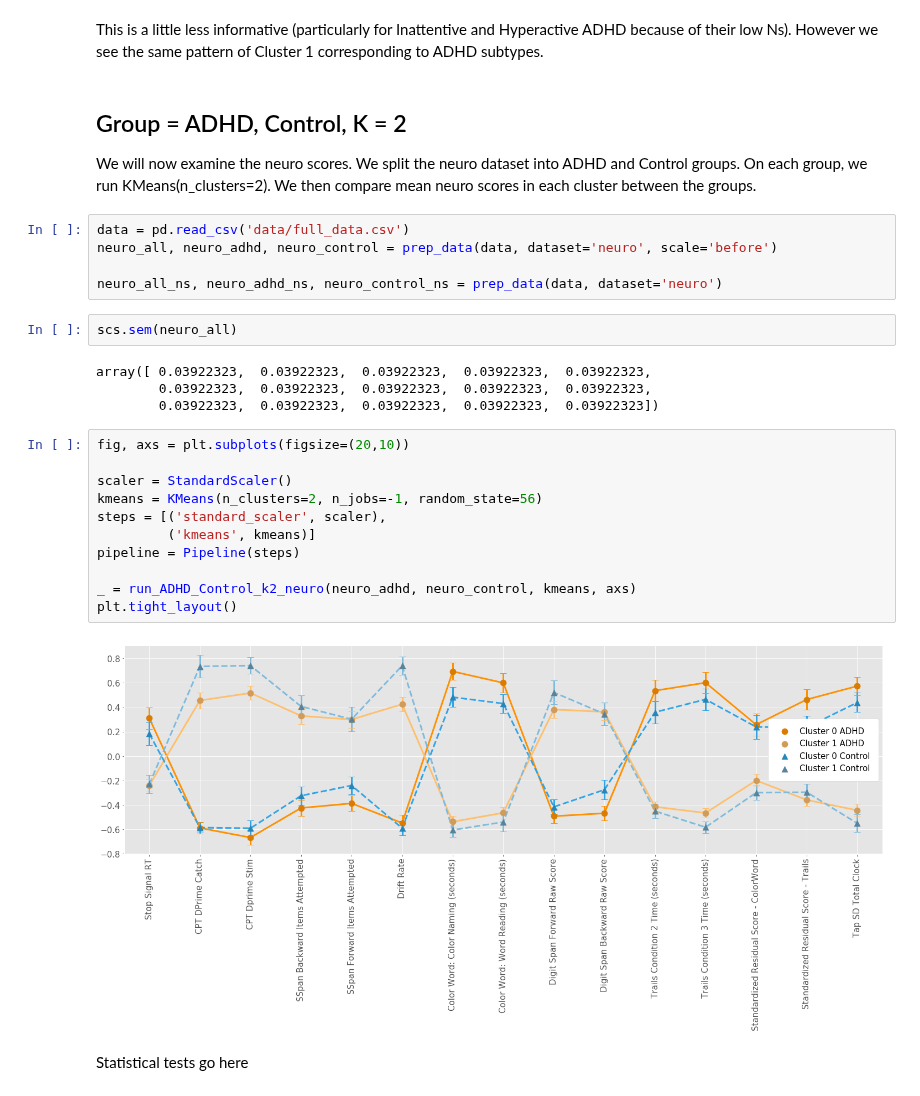
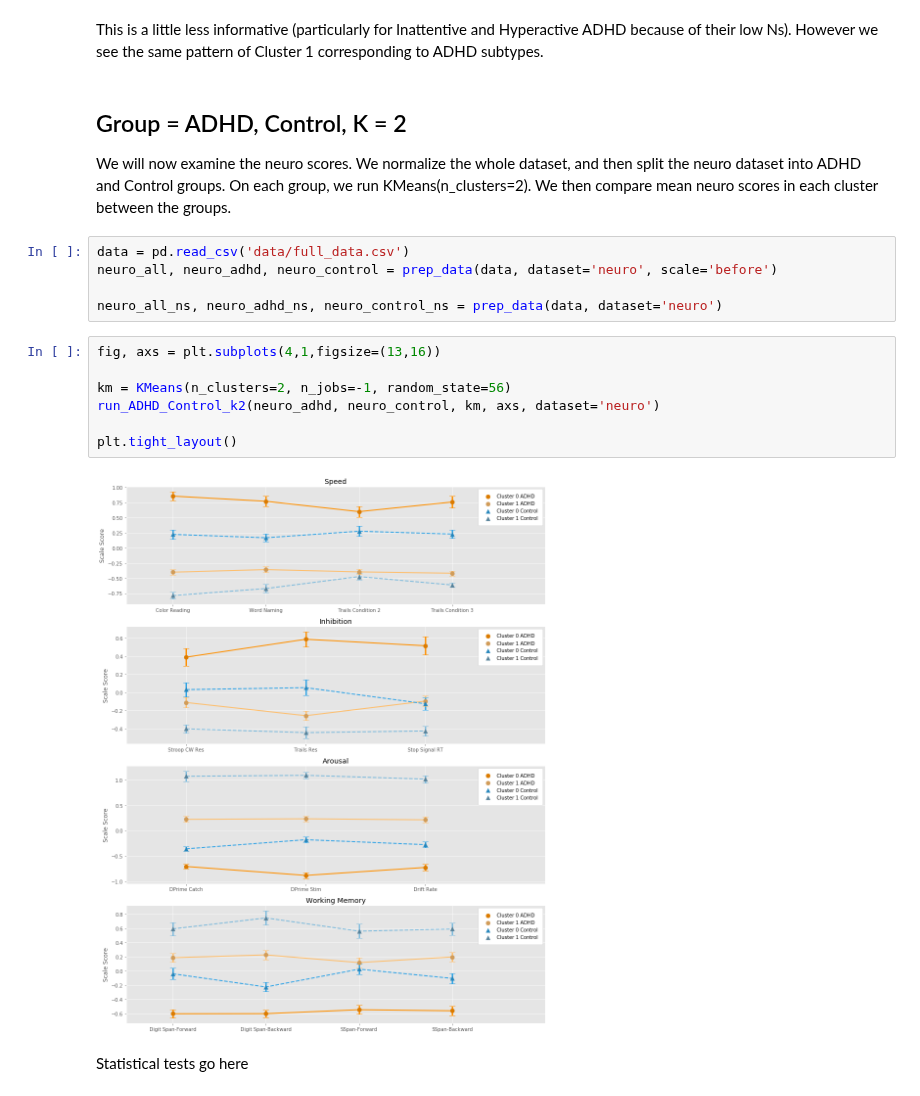
Before and after one commit to cjsmith015/Machine_Learning_and_ADHD, a Jupyter notebook: Unsupervised Learning.ipynb, the cells around one changed output. Drawn from its saved outputs; the diff is of its cells as text.

```diff
--- a/Unsupervised Learning.ipynb
+++ b/Unsupervised Learning.ipynb
@@ -167,31 +169,21 @@ This is a little less informative (particularly for Inattentive and Hyperactive
 # %% [markdown]
 ## Group = ADHD, Control, K = 2
 
-We will now examine the neuro scores. We split the neuro dataset into ADHD and Control groups. On each group, we run KMeans(n_clusters=2). We then compare mean neuro scores in each cluster between the groups.
+We will now examine the neuro scores. We normalize the whole dataset, and then split the neuro dataset into ADHD and Control groups. On each group, we run KMeans(n_clusters=2). We then compare mean neuro scores in each cluster between the groups.
 # %%
 data = pd.read_csv('data/full_data.csv')
 neuro_all, neuro_adhd, neuro_control = prep_data(data, dataset='neuro', scale='before')
 
 neuro_all_ns, neuro_adhd_ns, neuro_control_ns = prep_data(data, dataset='neuro')
-# %%
-scs.sem(neuro_all)
-# %% [output]
-array([ 0.03922323,  0.03922323,  0.03922323,  0.03922323,  0.03922323,
-        0.03922323,  0.03922323,  0.03922323,  0.03922323,  0.03922323,
-        0.03922323,  0.03922323,  0.03922323,  0.03922323,  0.03922323])
 # %%
-fig, axs = plt.subplots(figsize=(20,10))
+fig, axs = plt.subplots(4,1,figsize=(13,16))
 
-scaler = StandardScaler()
-kmeans = KMeans(n_clusters=2, n_jobs=-1, random_state=56)
-steps = [('standard_scaler', scaler),
-         ('kmeans', kmeans)]
-pipeline = Pipeline(steps)
+km = KMeans(n_clusters=2, n_jobs=-1, random_state=56)
+run_ADHD_Control_k2(neuro_adhd, neuro_control, km, axs, dataset='neuro')
 
-_ = run_ADHD_Control_k2_neuro(neuro_adhd, neuro_control, kmeans, axs)
 plt.tight_layout()
 # %% [output]
-[figure, old version]
+[figure, new version]
 # %% [markdown]
 Statistical tests go here
 # %% [markdown]
```
Also changed, not shown: parts of 6 cells of this notebook, 1 other file.
